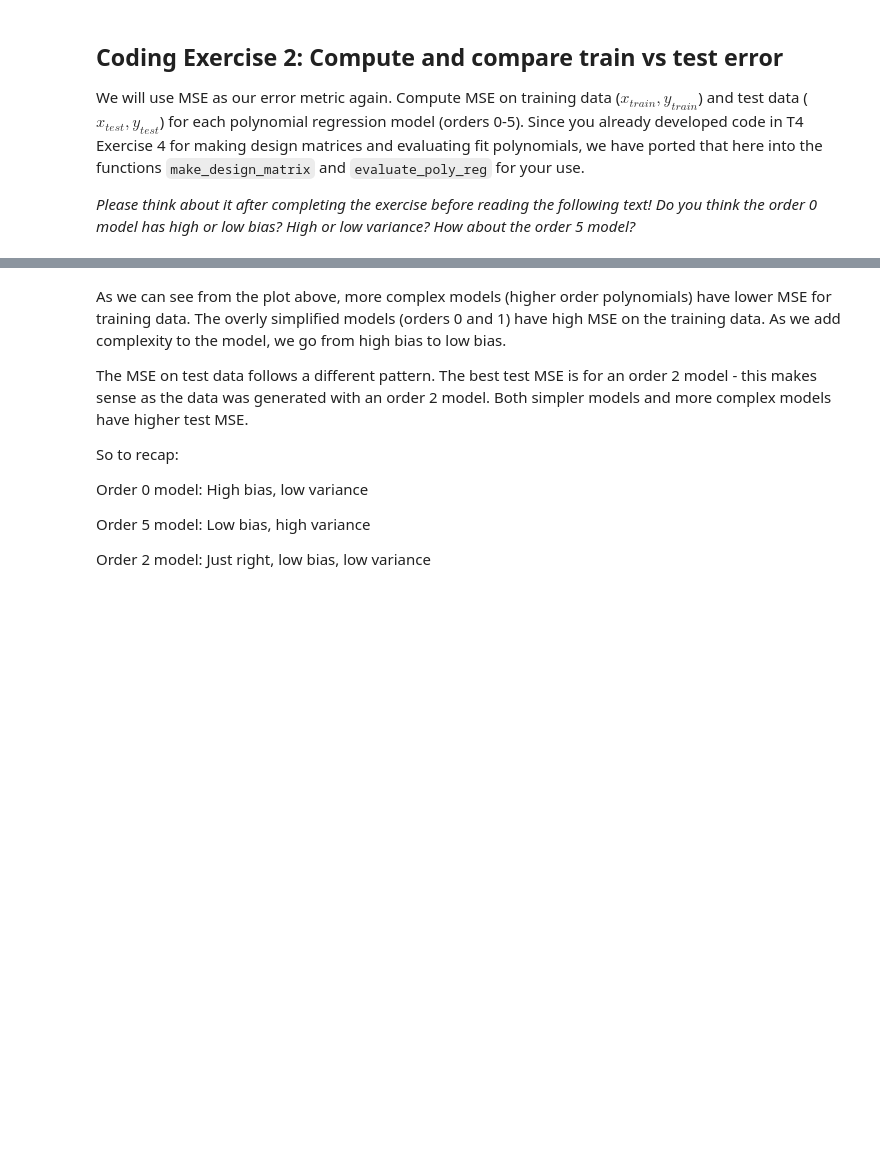
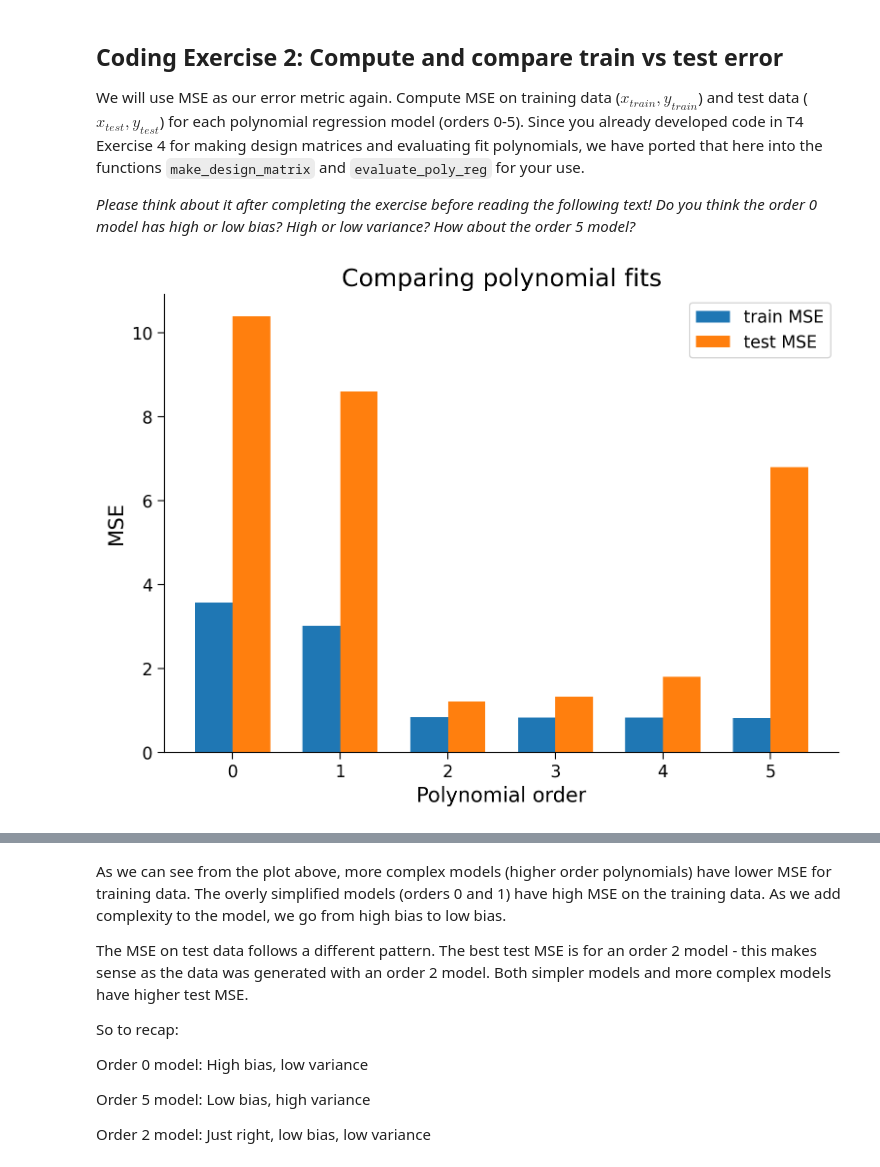
Before and after one commit to EmmanuelIsaiasGuizarBayardo/EmmanuelIsaiasGuizarBayardo.github.io, a Jupyter notebook: tutorials/W1D2_ModelFitting/student/W1D2_Tutorial5.ipynb, the cells around one changed output, grey strips where cells are left out. Cells and saved outputs as stored; diff of their text form; code cells hidden in the pictures; blank space fills up the shorter version.

```diff
--- a/tutorials/W1D2_ModelFitting/student/W1D2_Tutorial5.ipynb
+++ b/tutorials/W1D2_ModelFitting/student/W1D2_Tutorial5.ipynb
@@ -325,36 +331,38 @@ def evaluate_poly_reg(x, y, theta_hats, max_order):
 def compute_mse(x_train, x_test, y_train, y_test, theta_hats, max_order):
   """Compute MSE on training data and test data.
 
   Args:
     x_train(ndarray): training data input vector of shape (n_samples)
     x_test(ndarray): test data input vector of shape (n_samples)
     y_train(ndarray): training vector of measurements of shape (n_samples)
     y_test(ndarray): test vector of measurements of shape (n_samples)
     theta_hats(dict): fitted weights for each polynomial model (dict key is order)
     max_order (scalar): max order of polynomial fit
 
   Returns:
     ndarray, ndarray: MSE error on training data and test data for each order
   """
 
   #######################################################
   ## TODO for students: calculate mse error for both sets
   ## Hint: look back at tutorial 5 where we calculated MSE
   # Fill out function and remove
-  raise NotImplementedError("Student exercise: calculate mse for train and test set")
+  #raise NotImplementedError("Student exercise: calculate mse for train and test set")
   #######################################################
 
-  mse_train = ...
-  mse_test = ...
+    mse_train = evaluate_poly_reg(x_train, y_train, theta_hats, max_order)
+    mse_test = evaluate_poly_reg(x_test, y_test, theta_hats, max_order)
 
   return mse_train, mse_test
 
 
 # Compute train and test MSE
 mse_train, mse_test = compute_mse(x_train, x_test, y_train, y_test, theta_hats, max_order)
 
 # Visualize
 plot_MSE_poly_fits(mse_train, mse_test, max_order)
+# %% [output]
+[figure, added]
 # %% [markdown]
 [*Click for solution*](https://github.com/NeuromatchAcademy/course-content/tree/main/tutorials/W1D2_ModelFitting/solutions/W1D2_Tutorial5_Solution_bb5f169f.py)
 
```
Also changed, not shown: parts of 4 cells of this notebook.
